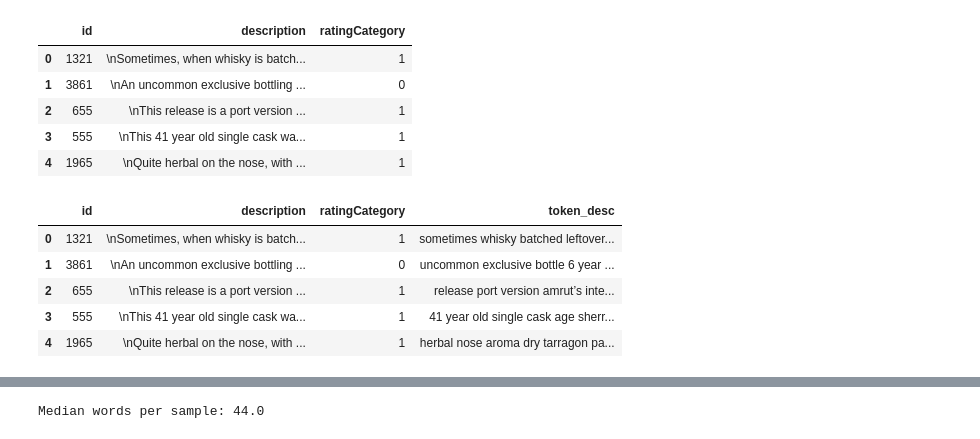
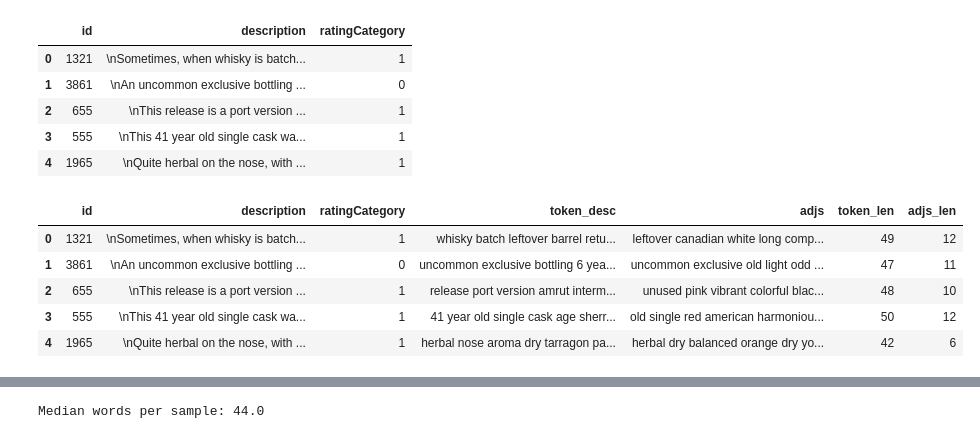
Before and after one commit to nsriniva/DS-Unit-4-Sprint-1-NLP, a Jupyter notebook: module3-document-classification/LS_DS_413_Document_Classification_Assignment.ipynb, the cells around one changed output, grey strips where cells are left out. Cells and saved outputs as stored; diff of their text form; code cells hidden in the pictures.

```diff
--- a/module3-document-classification/LS_DS_413_Document_Classification_Assignment.ipynb
+++ b/module3-document-classification/LS_DS_413_Document_Classification_Assignment.ipynb
@@ -55,45 +55,55 @@ train.head()
 | 4 | 1965 | \nQuite herbal on the nose, with ... | 1 |
 # %%
 from spacy import load as sp_load
-from spacy.tokenizer import Tokenizer
 
 nlp = sp_load('en_core_web_lg')
-
-tokenizer = Tokenizer(nlp.vocab)
 
 STOP_WORDS = ['\n', 'it’s', '\r\n', 'It’s', '\xa0', "it's",'it', 'begin','that’s', '\xa0 ', ' ', 'isn’t', 'i’m', "there's", 'i’ve', 'i’d']
 
 PUNCT = ['.', ',', ')', '(', ':', ';']
 def tokenize(x):
 
     def check_token(t):
         if t[-1] in PUNCT:
             t =  t[:-1]
         if t[0] in PUNCT:
             t = t[1:]
         return t
 
 
-    doc = tokenizer(x.lower())
+    doc = nlp(x.lower())
 
     tokens = ' '.join([check_token(token.lemma_) for token in doc if (token.is_stop == False and token.is_punct == False and token.pos_ != 'PRON' and token.text not in STOP_WORDS )])
 
     return tokens
 
+def adjs(x):
+
+    doc = nlp(x)
+
+    adjs = ' '.join([token.text for token in doc if token.pos_ == 'ADJ'])
+
+    return adjs
+
 train['token_desc'] = train.description.apply(tokenize)
+train['adjs'] = train.token_desc.apply(adjs)
+
+train['token_len'] = train.token_desc.apply(lambda x: len(x.split()))
+train['adjs_len'] = train.adjs.apply(lambda x: len(x.split()))
+
 
 test['token_desc'] = test.description.apply(tokenize)
 
 display(train.head())
 
 train_data = train.token_desc.tolist()
 train_target = train.ratingCategory.tolist()
 
 test_data = test.token_desc.tolist()
 # %% [output]
-|  | id | description | ratingCategory | token_desc |
-| 0 | 1321 | \nSometimes, when whisky is batch... | 1 | sometimes whisky batched leftover... |
-| 1 | 3861 | \nAn uncommon exclusive bottling ... | 0 | uncommon exclusive bottle 6 year ... |
-| 2 | 655 | \nThis release is a port version ... | 1 | release port version amrut’s inte... |
-| 3 | 555 | \nThis 41 year old single cask wa... | 1 | 41 year old single cask age sherr... |
-| 4 | 1965 | \nQuite herbal on the nose, with ... | 1 | herbal nose aroma dry tarragon pa... |
+|  | id | description | ratingCategory | token_desc | adjs | token_len | adjs_len |
+| 0 | 1321 | \nSometimes, when whisky is batch... | 1 | whisky batch leftover barrel retu... | leftover canadian white long comp... | 49 | 12 |
+| 1 | 3861 | \nAn uncommon exclusive bottling ... | 0 | uncommon exclusive bottling 6 yea... | uncommon exclusive old light odd ... | 47 | 11 |
+| 2 | 655 | \nThis release is a port version ... | 1 | release port version amrut interm... | unused pink vibrant colorful blac... | 48 | 10 |
+| 3 | 555 | \nThis 41 year old single cask wa... | 1 | 41 year old single cask age sherr... | old single red american harmoniou... | 50 | 12 |
+| 4 | 1965 | \nQuite herbal on the nose, with ... | 1 | herbal nose aroma dry tarragon pa... | herbal dry balanced orange dry yo... | 42 | 6 |
```
Also changed, not shown: parts of 2 cells of this notebook, 4 other files.
